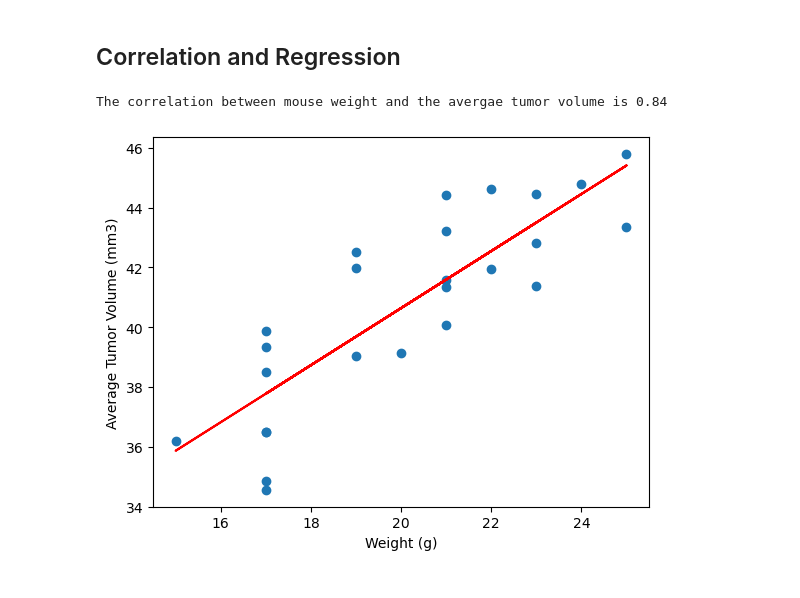
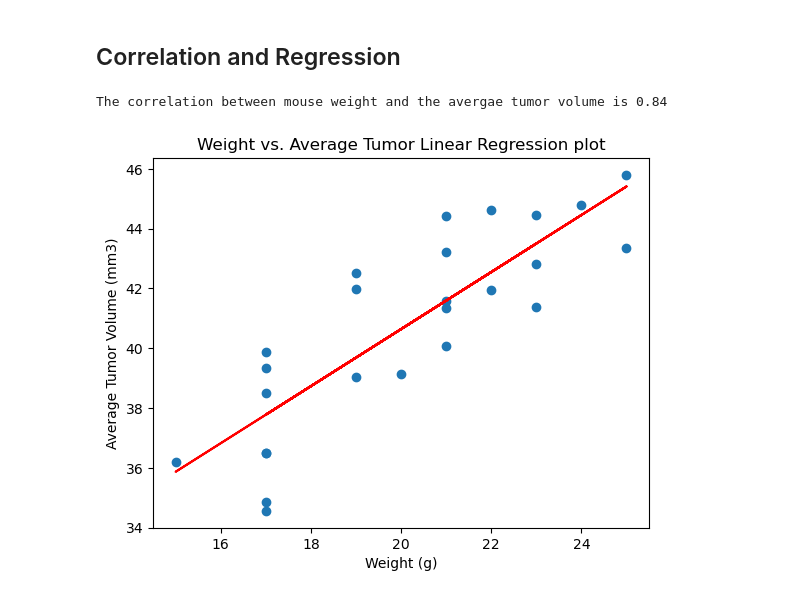
Before and after one commit to UzmaSayyeda/Matplotlib-Cancer-Treatment-Analysis, a Jupyter notebook: Pymaceuticals.ipynb, the cells around one changed output. Cells and saved outputs as stored; diff of their text form; code cells hidden in the pictures.

```diff
--- a/Pymaceuticals.ipynb
+++ b/Pymaceuticals.ipynb
@@ -258,26 +258,28 @@ plt.show()
 # %%
 # Calculate the correlation coefficient and a linear regression model
 # for mouse weight and average observed tumor volume
 # for the entire Capomulin regimen
 
 x=cap_avg["Weight (g)"]
 y=cap_avg["Tumor Volume (mm3)"]
 results=st.linregress(x,y)
 
 
 correlation = round(results.rvalue, 2)
 print(f"The correlation between mouse weight and the avergae tumor volume is {correlation}")
 
 m = round(results.slope,4)
 c = round(results.intercept, 4)
 y_pred = c + m * x
 
 plt.scatter(cap_avg["Weight (g)"], cap_avg["Tumor Volume (mm3)"])
 plt.xlabel('Weight (g)')
 plt.ylabel('Average Tumor Volume (mm3)')
 plt.plot(x,y_pred, c="r")
+plt.title("Weight vs. Average Tumor Linear Regression plot")
+plt.savefig("correlation.png")
 
 plt.show()
 # %% [output]
 The correlation between mouse weight and the avergae tumor volume is 0.84
-[figure, old version]
+[figure, new version]
```
Also changed, not shown: 3 other files.
